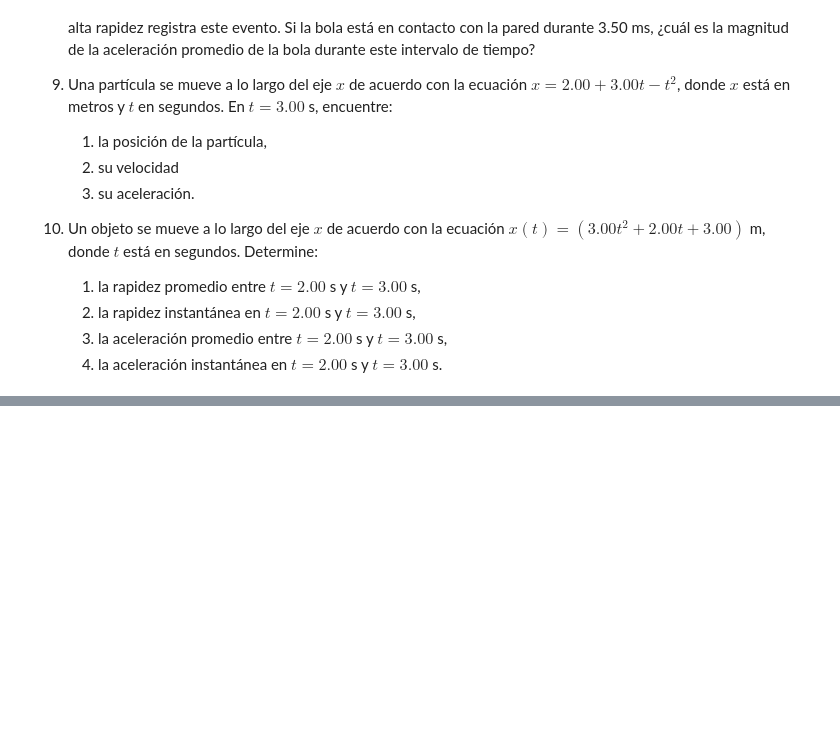
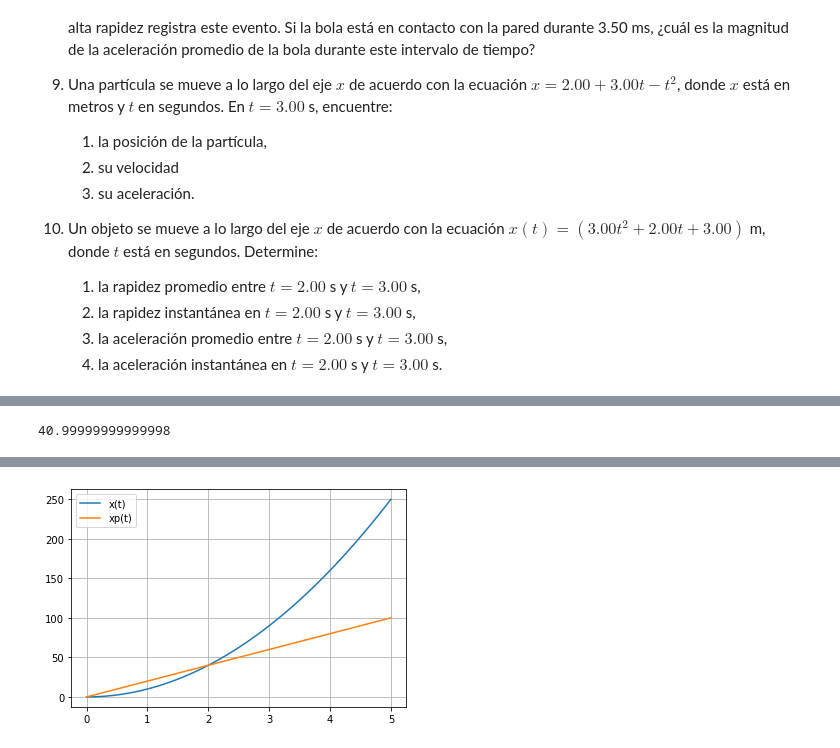
Before and after one commit to jesolisp/MEC_CLAS_2022_2, a Jupyter notebook: notebooks/Unidad_II.ipynb, the cells around one changed output, grey strips where cells are left out. Saved outputs shown, nothing was run; the diff lists cells and outputs as text; code cells hidden in the pictures; blank space fills up the shorter version.

```diff
--- a/notebooks/Unidad_II.ipynb
+++ b/notebooks/Unidad_II.ipynb
@@ -504,6 +495,30 @@ xp(2)
+# %%
+t = np.linspace(0,5,100) # vector de tiempo de 0 a 5 s, con 100 datos
+
+# 50
+# 41
+
+x = lambda t : 10*t**2 # ecuación que representa el movimiento de la partícula
+xp = lambda t: 20*t
+# %%
+tf = 2.10
+ti = 2
+
+xf = x(tf)
+xi = x(ti)
+
+delta_x = xf - xi
+delta_t = tf - ti
+
+v_x_m = delta_x/delta_t
+v_x_m
+# %% [output]
+40.99999999999998
 # %%
-plt.figure()
-plt.plot(t,x(t))
-plt.plot(t,xp(t))
+plt.figure
+plt.plot(t,x(t), label = 'x(t)')
+plt.plot(t,xp(t), label = 'xp(t)')
+plt.grid()
+plt.legend()
 plt.show()
 # %% [output]
@@ -511,0 +525 @@ plt.show()
+[figure, added]
```
Also changed, not shown: parts of 21 cells of this notebook.
